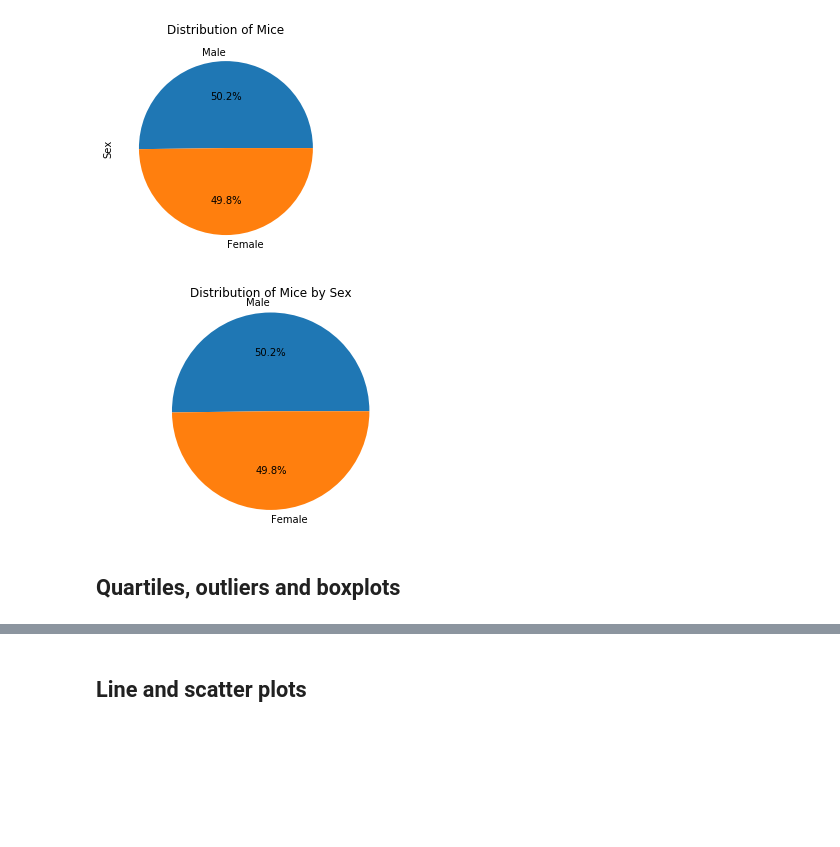
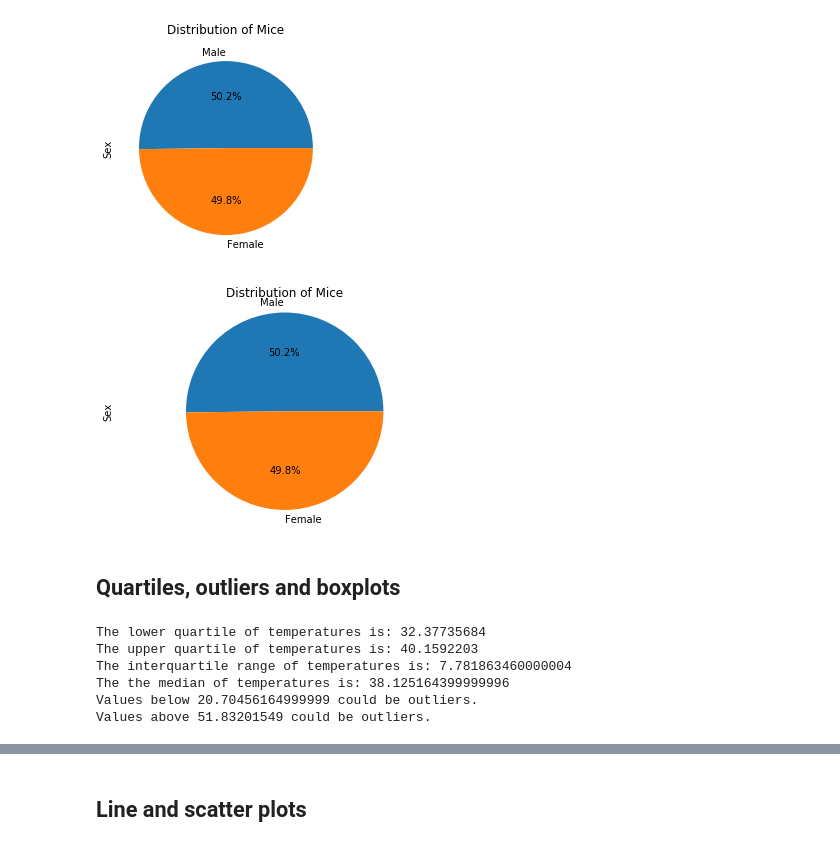
Before and after one commit to DigBaseball/matplotlib-challenge, a Jupyter notebook: pymaceuticals_starter.ipynb, the cells around one changed output, grey strips where cells are left out. Saved outputs shown, nothing was run; the diff lists cells and outputs as text; code cells hidden in the pictures; blank space fills up the shorter version.

Commit message:
Adding box plots and outlier analysis

```diff
--- a/pymaceuticals_starter.ipynb
+++ b/pymaceuticals_starter.ipynb
@@ -67,12 +60,13 @@ plt.show()
 # %%
 # Generate a pie plot showing the distribution of female versus male mice using pyplot
 pie_labels = sex_counts.index.values
 plt.pie(sex_counts, labels=pie_labels, autopct="%1.1f%%")
-plt.title("Distribution of Mice by Sex")
+plt.title("Distribution of Mice")
 plt.axis("equal")
+plt.ylabel("Sex")
 plt.show()
 # %% [output]
-[figure, old version]
+[figure, new version]
 # %% [markdown]
 ## Quartiles, outliers and boxplots
 # %%
@@ -79,0 +88,25 @@ plt.show()
+# %%
+quartiles_capomulin = capomulin.quantile([.25,.5,.75])
+lowerq_capomulin = quartiles_capomulin[0.25]
+upperq_capomulin = quartiles_capomulin[0.75]
+iqr_capomulin = upperq_capomulin-lowerq_capomulin
+
+print(f"The lower quartile of temperatures is: {lowerq_capomulin}")
+print(f"The upper quartile of temperatures is: {upperq_capomulin}")
+print(f"The interquartile range of temperatures is: {iqr_capomulin}")
+print(f"The the median of temperatures is: {quartiles_capomulin[0.5]} ")
+
+lower_bound_capomulin = lowerq_capomulin - (1.5*iqr_capomulin)
+upper_bound_capomulin = upperq_capomulin + (1.5*iqr_capomulin)
+print(f"Values below {lower_bound_capomulin} could be outliers.")
+print(f"Values above {upper_bound_capomulin} could be outliers.")
+
+capomulin_outliers = capomulin[(capomulin < lower_bound_capomulin)]
+print(capomulin_outliers)
+# %% [output]
+The lower quartile of temperatures is: 32.37735684
+The upper quartile of temperatures is: 40.1592203
+The interquartile range of temperatures is: 7.781863460000004
+The the median of temperatures is: 38.125164399999996
+Values below 20.70456164999999 could be outliers.
+Values above 51.83201549 could be outliers.
```
Also changed, not shown: parts of 12 cells of this notebook.
